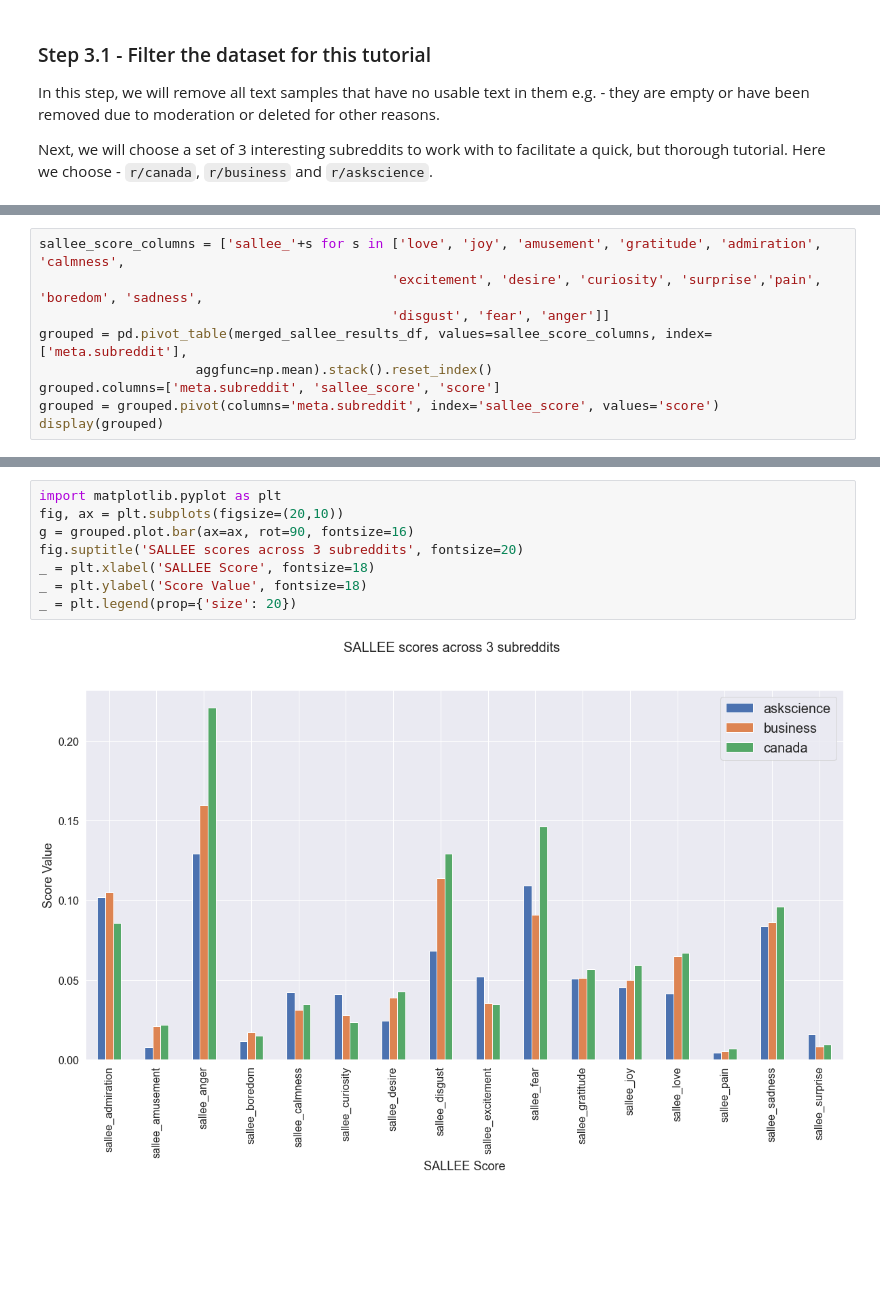
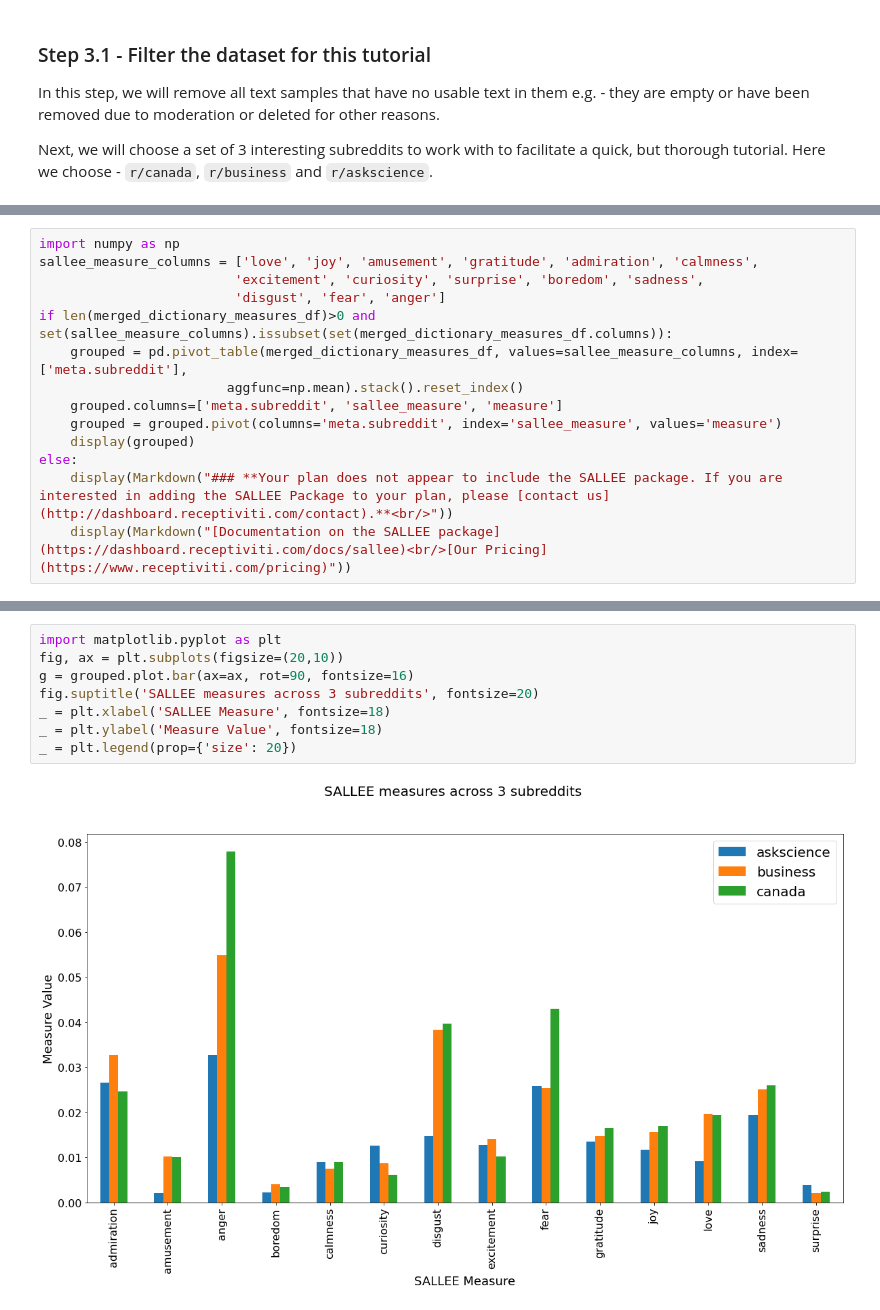
Before and after one commit to Receptiviti/api_tutorials_demos, a Jupyter notebook: tutorials/python/Getting Started with SALLEE.ipynb, the cells around one changed output, grey strips where cells are left out. Drawn from its saved outputs; the diff is of its cells as text; blank space fills up the shorter version.

Commit message:
YARP-337 Updated getting started with sallee

```diff
--- a/tutorials/python/Getting Started with SALLEE.ipynb
+++ b/tutorials/python/Getting Started with SALLEE.ipynb
@@ -256,13 +222,18 @@ In this section, we will examine positive, neutral and negative SALLEE scores i.
 
 Let's start by massaging the dataframe with SALLEE scores and metadata from [here](#Step-5.3---Join-scores-with-original-data) into a form that can be easily plotted.
 # %%
-sallee_score_columns = ['sallee_'+s for s in ['love', 'joy', 'amusement', 'gratitude', 'admiration', 'calmness',
-                                             'excitement', 'desire', 'curiosity', 'surprise','pain', 'boredom', 'sadness',
-                                             'disgust', 'fear', 'anger']]
-grouped = pd.pivot_table(merged_sallee_results_df, values=sallee_score_columns, index=['meta.subreddit'],
-                    aggfunc=np.mean).stack().reset_index()
-grouped.columns=['meta.subreddit', 'sallee_score', 'score']
-grouped = grouped.pivot(columns='meta.subreddit', index='sallee_score', values='score')
-display(grouped)
+import numpy as np
+sallee_measure_columns = ['love', 'joy', 'amusement', 'gratitude', 'admiration', 'calmness',
+                         'excitement', 'curiosity', 'surprise', 'boredom', 'sadness',
+                         'disgust', 'fear', 'anger']
+if len(merged_dictionary_measures_df)>0 and set(sallee_measure_columns).issubset(set(merged_dictionary_measures_df.columns)):
+    grouped = pd.pivot_table(merged_dictionary_measures_df, values=sallee_measure_columns, index=['meta.subreddit'],
+                        aggfunc=np.mean).stack().reset_index()
+    grouped.columns=['meta.subreddit', 'sallee_measure', 'measure']
+    grouped = grouped.pivot(columns='meta.subreddit', index='sallee_measure', values='measure')
+    display(grouped)
+else:
+    display(Markdown("### **Your plan does not appear to include the SALLEE package. If you are interested in adding the SALLEE Package to your plan, please [contact us](http://dashboard.receptiviti.com/contact).**<br/>"))
+    display(Markdown("[Documentation on the SALLEE package](https://dashboard.receptiviti.com/docs/sallee)<br/>[Our Pricing](https://www.receptiviti.com/pricing)"))
 # %% [output]
 | meta.subreddit | askscience | business | canada |
@@ -286,13 +255,13 @@ display(grouped)
 # %%
 import matplotlib.pyplot as plt
 fig, ax = plt.subplots(figsize=(20,10))
 g = grouped.plot.bar(ax=ax, rot=90, fontsize=16)
-fig.suptitle('SALLEE scores across 3 subreddits', fontsize=20)
-_ = plt.xlabel('SALLEE Score', fontsize=18)
-_ = plt.ylabel('Score Value', fontsize=18)
+fig.suptitle('SALLEE measures across 3 subreddits', fontsize=20)
+_ = plt.xlabel('SALLEE Measure', fontsize=18)
+_ = plt.ylabel('Measure Value', fontsize=18)
 _ = plt.legend(prop={'size': 20})
 # %% [output]
-[figure, old version]
+[figure, new version]
 # %% [markdown]
 - [`r/askscience`](https://www.reddit.com/r/askscience/) is a forum to answer science questions and promote science literacy.
 - [`r/business`](https://www.reddit.com/r/business/) typically contains article posts about companies and business news.
```
Also changed, not shown: parts of 17 cells of this notebook, 1 other file.
